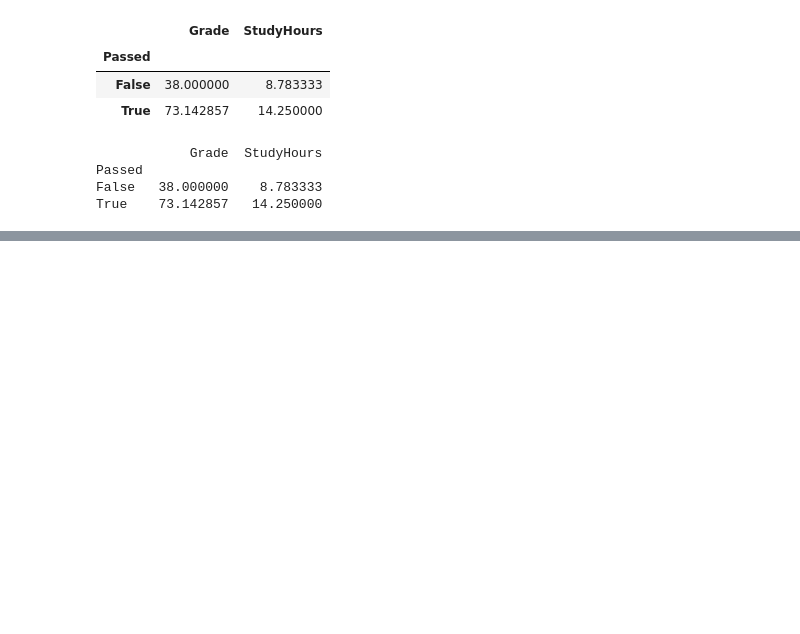
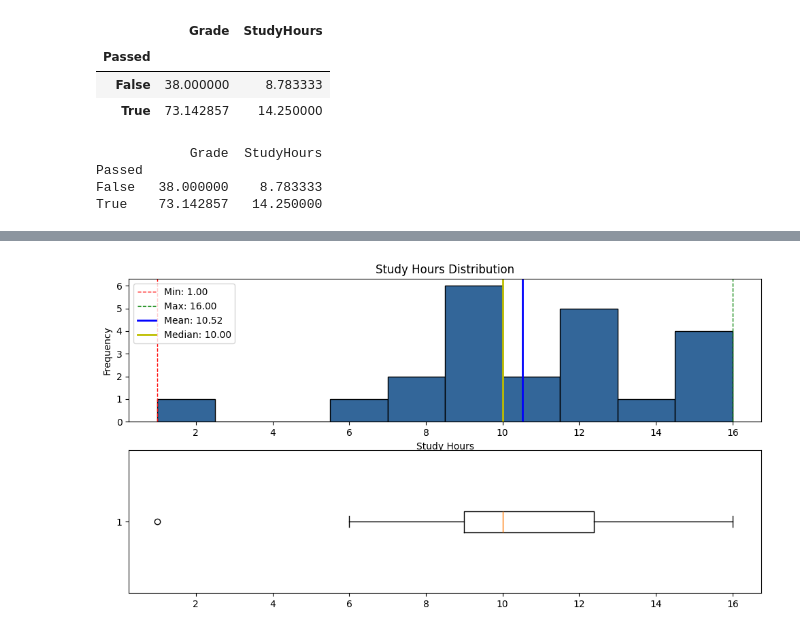
Before and after one commit to harborwang/mslearn-introduction-to-machine-learning, a Jupyter notebook: grades.ipynb, the cells around one changed output, grey strips where cells are left out. Saved outputs shown, nothing was run; the diff lists cells and outputs as text; code cells hidden in the pictures; blank space fills up the shorter version.

```diff
--- a/grades.ipynb
+++ b/grades.ipynb
@@ -129,0 +189,30 @@ plt.show()
+# %%
+study_hours = df_students['StudyHours']
+
+fig, ax = plt.subplots(2, 1, figsize=(12, 6))
+
+study_hours_min = study_hours.min()
+study_hours_max = study_hours.max()
+study_hours_mean = study_hours.mean()
+study_hours_median = study_hours.median()
+
+ax[0].hist(study_hours, bins=10, color='#336699', edgecolor='black')
+ax[0].set_title('Study Hours Distribution')
+ax[0].set_xlabel('Study Hours')
+ax[0].set_ylabel('Frequency')
+ax[0].axvline(study_hours_min, color='r', linestyle='dashed', linewidth=1, label=f'Min Study Hours: {study_hours_min}')
+ax[0].axvline(study_hours_max, color='g', linestyle='dashed', linewidth=1, label=f'Max Study Hours: {study_hours_max}')
+ax[0].axvline(study_hours_mean, color='b', linestyle='solid', linewidth=2, label=f'Mean Study Hours: {study_hours_mean}')
+ax[0].axvline(study_hours_median, color='y', linestyle='solid', linewidth=2, label=f'Median Study Hours: {study_hours_median}')
+ax[0].legend(labels=[
+    f'Min: {study_hours_min:.2f}',
+    f'Max: {study_hours_max:.2f}',
+    f'Mean: {study_hours_mean:.2f}',
+    f'Median: {study_hours_median:.2f}'
+])
+
+ax[1].boxplot(study_hours, vert=False)
+
+plt.show()
+# %% [output]
+[figure, added]
```
Also changed, not shown: parts of 8 cells of this notebook.
